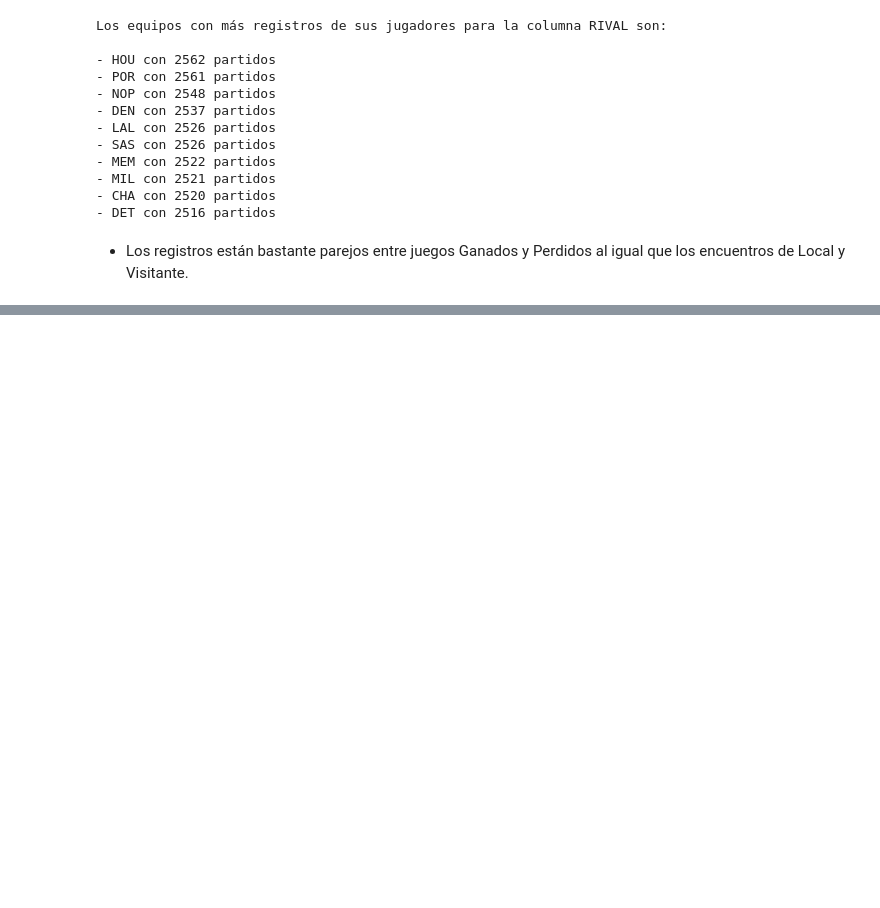
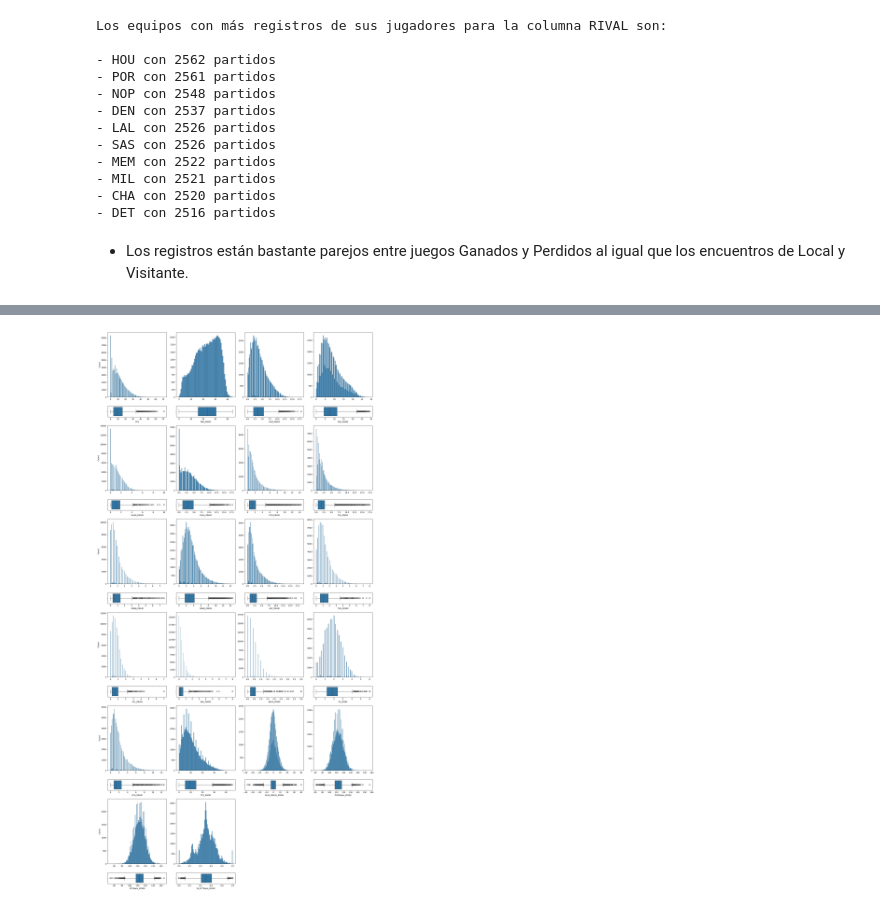
Before and after one commit to sebacent/ProyectoDS, a Jupyter notebook: src/final.ipynb, the cells around one changed output, grey strips where cells are left out. Saved outputs shown, nothing was run; the diff lists cells and outputs as text; code cells hidden in the pictures; blank space fills up the shorter version.

```diff
--- a/src/final.ipynb
+++ b/src/final.ipynb
@@ -564,9 +564,10 @@ Se eliminará la información irrelevante, redundante o que no se adapte de acue
 # %%
 #De cara al despliegue variables como SEASON_YEAR y GAME_DATE no son relevantes porque el usuario
 #predecirá en una nueva temporada, PLAYER_NAME y NICKNAME ya contenidas en PLAYER_ID
-#TEAM_ABBREVIATION y TEAM_NAME ya contenidas en TEAM_ID, GAME_ID es irrelevante
+#TEAM_ABBREVIATION y TEAM_NAME ya contenidas en TEAM_ID, GAME_ID es irrelevante, REB_PROM es una combinación
+#entre OREB_PROM y DREB_PROM
 players_data = players.drop(['SEASON_YEAR','PLAYER_NAME','NICKNAME','TEAM_ABBREVIATION',
-                             'TEAM_NAME','GAME_ID','GAME_DATE'], axis = 1)
+                             'TEAM_NAME','GAME_ID','GAME_DATE','REB_PROM'], axis = 1)
 players_data.columns
 # %% [output]
 Index(['PLAYER_ID', 'TEAM_ID', 'MATCHUP', 'WL', 'MIN', 'FGM', 'FGA', 'FG_PCT',
@@ -758,0 +770,94 @@ Los equipos con más registros de sus jugadores para la columna RIVAL son:
+# %%
+fig, axis = plt.subplots(12, 4, figsize = (20, 40), gridspec_kw={'height_ratios': [6,1,6,1,6,1,6,1,6,1,6,1]})
+
+# Crear una figura múltiple con histogramas y diagramas de caja
+sns.histplot(ax = axis[0, 0], data = players_data, x = "PTS").set(xlabel = None)
+sns.boxplot(ax = axis[1, 0], data = players_data, x = "PTS")
+
+sns.histplot(ax = axis[0, 1], data = players_data, x = "MIN_PROM").set(xlabel = None, ylabel = None)
+sns.boxplot(ax = axis[1, 1], data = players_data, x = "MIN_PROM")
+
+sns.histplot(ax = axis[0, 2], data = players_data, x = "FGM_PROM").set(xlabel = None, ylabel = None)
+sns.boxplot(ax = axis[1, 2], data = players_data, x = "FGM_PROM")
+
+sns.histplot(ax = axis[0, 3], data = players_data, x = "FGA_PROM").set(xlabel = None, ylabel = None)
+sns.boxplot(ax = axis[1, 3], data = players_data, x = "FGA_PROM")
+
+###
+
+sns.histplot(ax = axis[2, 0], data = players_data, x = "FG3M_PROM").set(xlabel = None)
+sns.boxplot(ax = axis[3, 0], data = players_data, x = "FG3M_PROM")
+
+sns.histplot(ax = axis[2, 1], data = players_data, x = "FG3A_PROM").set(xlabel = None, ylabel = None)
+sns.boxplot(ax = axis[3, 1], data = players_data, x = "FG3A_PROM")
+
+sns.histplot(ax = axis[2, 2], data = players_data, x = "FTM_PROM").set(xlabel = None, ylabel = None)
+sns.boxplot(ax = axis[3, 2], data = players_data, x = "FTM_PROM")
+
+sns.histplot(ax = axis[2, 3], data = players_data, x = "FTA_PROM").set(xlabel = None, ylabel = None)
+sns.boxplot(ax = axis[3, 3], data = players_data, x = "FTA_PROM")
+
+###
+
+sns.histplot(ax = axis[4, 0], data = players_data, x = "OREB_PROM").set(xlabel = None)
+sns.boxplot(ax = axis[5, 0], data = players_data, x = "OREB_PROM")
+
+sns.histplot(ax = axis[4, 1], data = players_data, x = "DREB_PROM").set(xlabel = None, ylabel = None)
+sns.boxplot(ax = axis[5, 1], data = players_data, x = "DREB_PROM")
+
+sns.histplot(ax = axis[4, 2], data = players_data, x = "AST_PROM").set(xlabel = None, ylabel = None)
+sns.boxplot(ax = axis[5, 2], data = players_data, x = "AST_PROM")
+
+sns.histplot(ax = axis[4, 3], data = players_data, x = "TOV_PROM").set(xlabel = None, ylabel = None)
+sns.boxplot(ax = axis[5, 3], data = players_data, x = "TOV_PROM")
+
+###
+
+sns.histplot(ax = axis[6, 0], data = players_data, x = "STL_PROM").set(xlabel = None)
+sns.boxplot(ax = axis[7, 0], data = players_data, x = "STL_PROM")
+
+sns.histplot(ax = axis[6, 1], data = players_data, x = "BLK_PROM").set(xlabel = None, ylabel = None)
+sns.boxplot(ax = axis[7, 1], data = players_data, x = "BLK_PROM")
+
+sns.histplot(ax = axis[6, 2], data = players_data, x = "BLKA_PROM").set(xlabel = None, ylabel = None)
+sns.boxplot(ax = axis[7, 2], data = players_data, x = "BLKA_PROM")
+
+sns.histplot(ax = axis[6, 3], data = players_data, x = "PF_PROM").set(xlabel = None, ylabel = None)
+sns.boxplot(ax = axis[7, 3], data = players_data, x = "PF_PROM")
+
+###
+
+sns.histplot(ax = axis[8, 0], data = players_data, x = "PFD_PROM").set(xlabel = None)
+sns.boxplot(ax = axis[9, 0], data = players_data, x = "PFD_PROM")
+
+sns.histplot(ax = axis[8, 1], data = players_data, x = "PTS_PROM").set(xlabel = None, ylabel = None)
+sns.boxplot(ax = axis[9, 1], data = players_data, x = "PTS_PROM")
+
+sns.histplot(ax = axis[8, 2], data = players_data, x = "PLUS_MINUS_PROM").set(xlabel = None, ylabel = None)
+sns.boxplot(ax = axis[9, 2], data = players_data, x = "PLUS_MINUS_PROM")
+
+sns.histplot(ax = axis[8, 3], data = players_data, x = "PTSRTeam_PROM").set(xlabel = None, ylabel = None)
+sns.boxplot(ax = axis[9, 3], data = players_data, x = "PTSRTeam_PROM")
+
+###
+
+sns.histplot(ax = axis[10, 0], data = players_data, x = "PTSTeam_PROM").set(xlabel = None)
+sns.boxplot(ax = axis[11, 0], data = players_data, x = "PTSTeam_PROM")
+
+sns.histplot(ax = axis[10, 1], data = players_data, x = "W_PCTTeam_PROM").set(xlabel = None, ylabel = None)
+sns.boxplot(ax = axis[11, 1], data = players_data, x = "W_PCTTeam_PROM")
+
+
+subplots_remove = [axis[10, 2], axis[11, 2], axis[10, 3], axis[11, 3]]
+
+for ax in subplots_remove:
+
+    fig.delaxes(ax)
+
+# Ajustar el layout
+plt.tight_layout()
+
+# Mostrar el plot
+plt.show()
+# %% [output]
+[figure, added]
```
Also changed, not shown: parts of 10 cells of this notebook, 1 other file.
